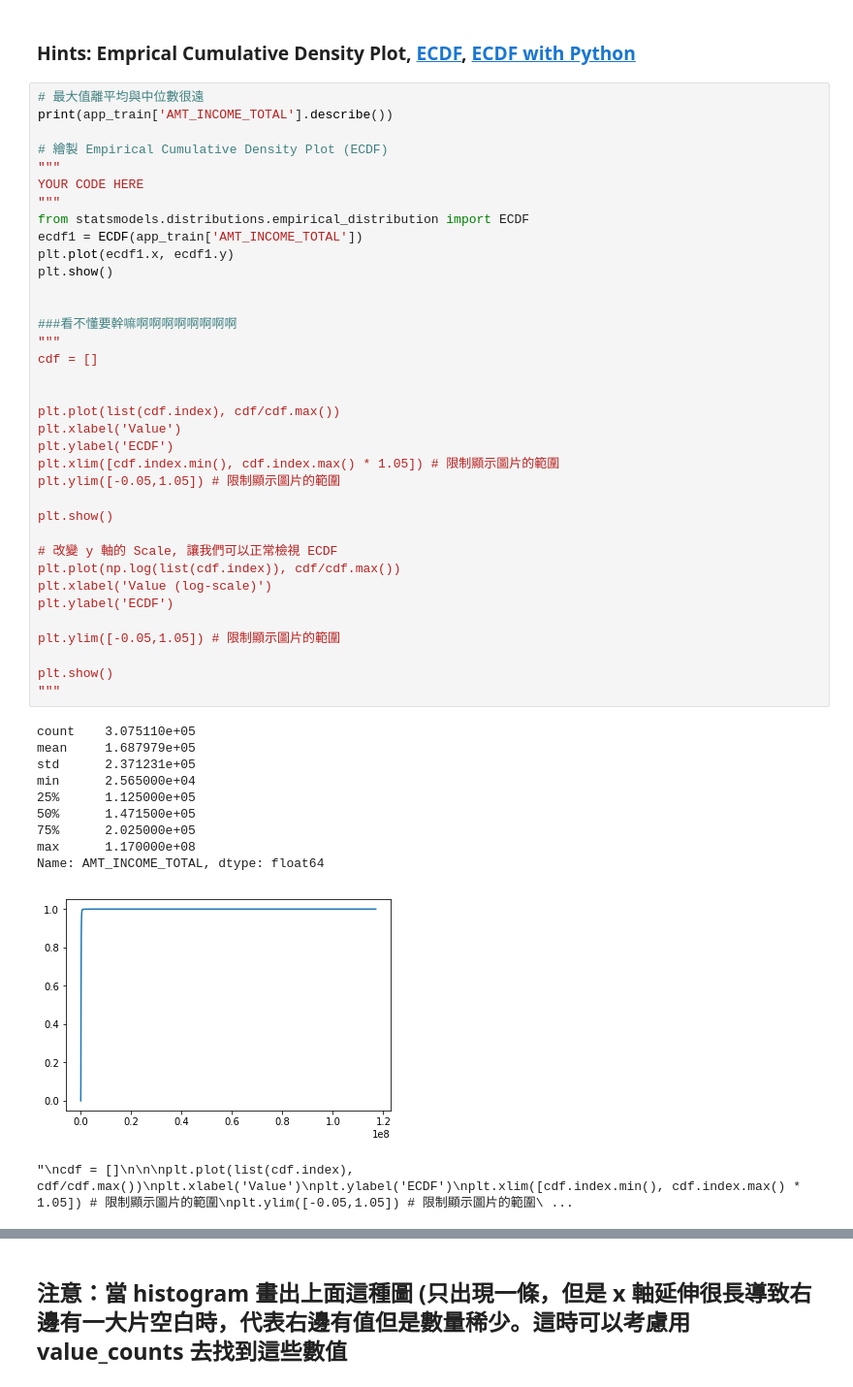
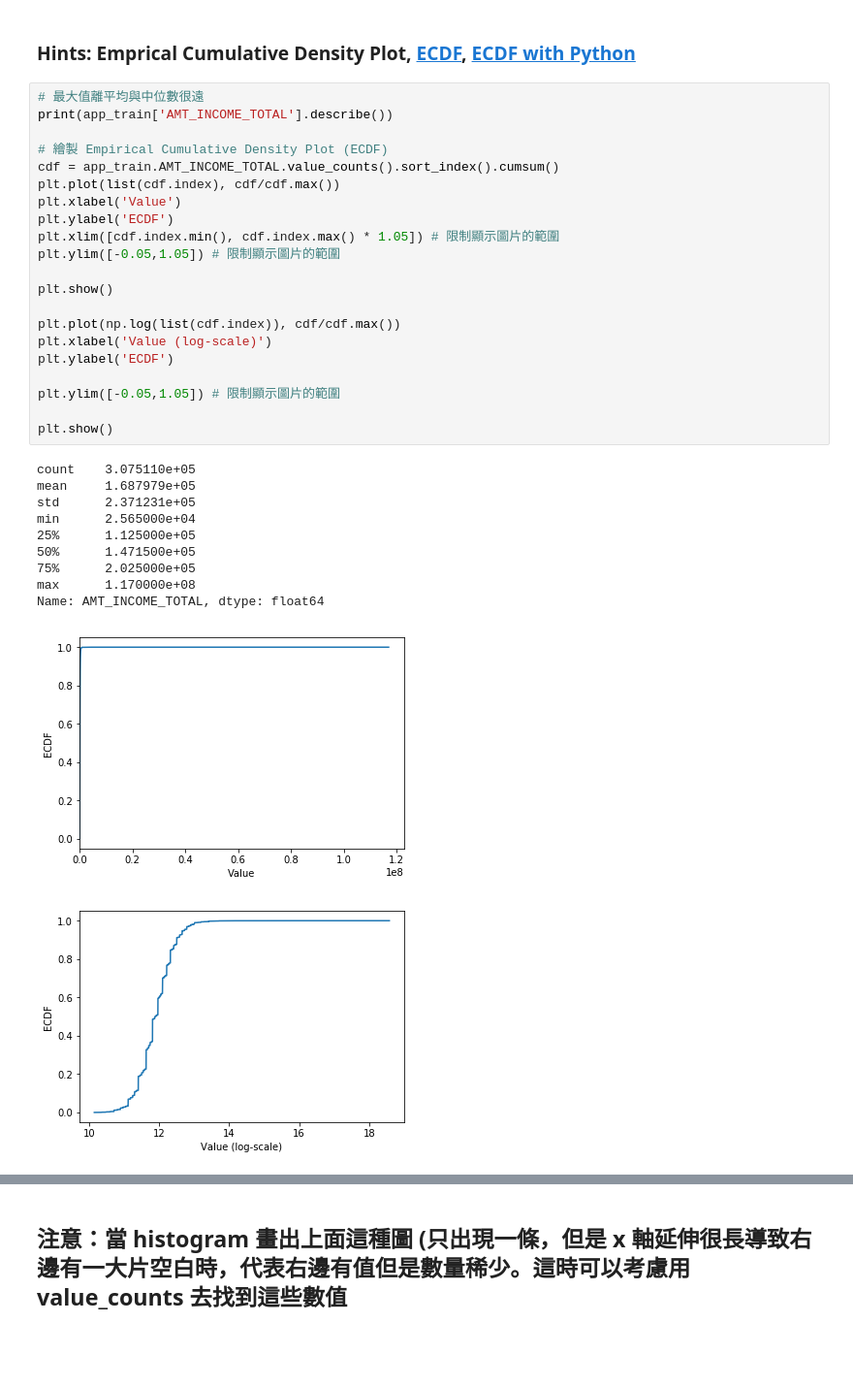
Before and after one commit to ching0819/2nd-ML100Days, a Jupyter notebook: homework/Day_006_HW.ipynb, the cells around one changed output, grey strips where cells are left out. Shown at 97% size. Saved outputs shown, nothing was run; the diff lists cells and outputs as text; blank space fills up the shorter version.

```diff
--- a/homework/Day_006_HW.ipynb
+++ b/homework/Day_006_HW.ipynb
@@ -114,51 +154,36 @@ for col in numeric_columns_2:
 # %%
 # 最大值離平均與中位數很遠
 print(app_train['AMT_INCOME_TOTAL'].describe())
 
 # 繪製 Empirical Cumulative Density Plot (ECDF)
-"""
-YOUR CODE HERE
-"""
-from statsmodels.distributions.empirical_distribution import ECDF
-ecdf1 = ECDF(app_train['AMT_INCOME_TOTAL'])
-plt.plot(ecdf1.x, ecdf1.y)
-plt.show()
-
-
-###看不懂要幹嘛啊啊啊啊啊啊啊啊
-"""
-cdf = []
-
-
+cdf = app_train.AMT_INCOME_TOTAL.value_counts().sort_index().cumsum()
 plt.plot(list(cdf.index), cdf/cdf.max())
 plt.xlabel('Value')
 plt.ylabel('ECDF')
 plt.xlim([cdf.index.min(), cdf.index.max() * 1.05]) # 限制顯示圖片的範圍
 plt.ylim([-0.05,1.05]) # 限制顯示圖片的範圍
 
 plt.show()
 
-# 改變 y 軸的 Scale, 讓我們可以正常檢視 ECDF
 plt.plot(np.log(list(cdf.index)), cdf/cdf.max())
 plt.xlabel('Value (log-scale)')
 plt.ylabel('ECDF')
 
 plt.ylim([-0.05,1.05]) # 限制顯示圖片的範圍
 
 plt.show()
-"""
 # %% [output]
 count    3.075110e+05
 mean     1.687979e+05
 std      2.371231e+05
 min      2.565000e+04
 25%      1.125000e+05
 50%      1.471500e+05
 75%      2.025000e+05
 max      1.170000e+08
 Name: AMT_INCOME_TOTAL, dtype: float64
-[figure, old version]
+[figure, new version]
-"\ncdf = []\n\n\nplt.plot(list(cdf.index), cdf/cdf.max())\nplt.xlabel('Value')\nplt.ylabel('ECDF')\nplt.xlim([cdf.index.min(), cdf.index.max() * 1.05]) # 限制顯示圖片的範圍\nplt.ylim([-0.05,1.05]) # 限制顯示圖片的範圍\ ...
+[figure, added]
 # %% [markdown]
 ## 補充：Normal dist 的 ECDF
 ![ecdf_normal](https://au.mathworks.com/help/examples/stats/win64/PlotEmpiricalCdfAndCompareWithSamplingDistributionExample_01.png)
```
Also changed, not shown: parts of 8 cells of this notebook.
